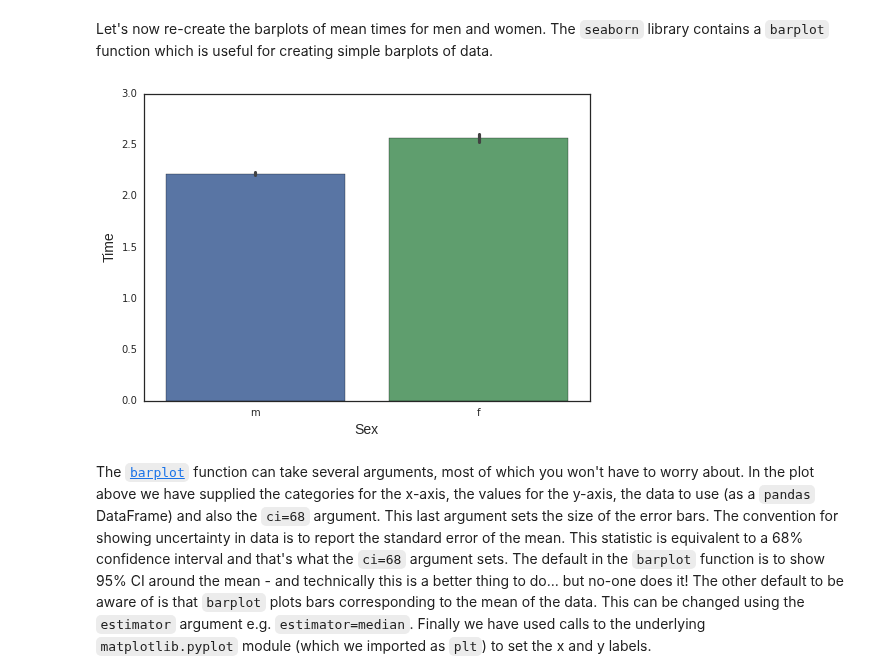
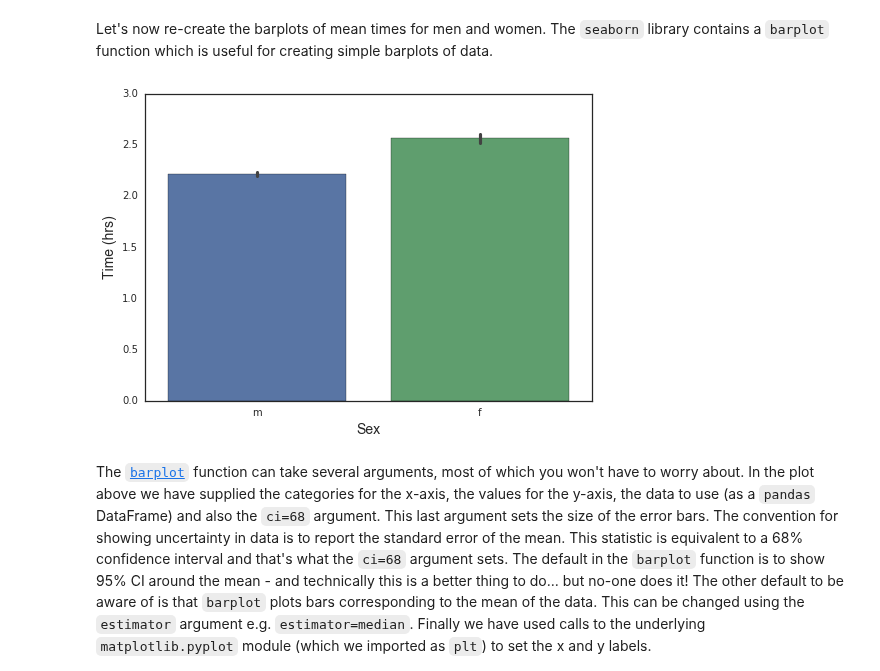
Before and after one commit to iaingallagher/BasicPython, a Jupyter notebook: Week7 - Plotting data and more analysis.ipynb, the cells around one changed output. Drawn from its saved outputs; the diff is of its cells as text; code cells hidden in the pictures.

````diff
--- a/Week7 - Plotting data and more analysis.ipynb
+++ b/Week7 - Plotting data and more analysis.ipynb
@@ -164,10 +166,10 @@
 # %%
 sns.barplot(x="Gender", y="Time", data=data_in, ci=68)
 plt.xlabel('Sex', size=14)
-plt.ylabel('Time', size=14)
+plt.ylabel('Time (hrs)', size=14)
 plt.show()
 # %% [output]
-[figure, old version]
+[figure, new version]
 # %% [markdown]
 The [```barplot```](http://stanford.edu/~mwaskom/software/seaborn/generated/seaborn.barplot.html) function can take several arguments, most of which you won't have to worry about. In the plot above we have supplied the categories for the x-axis, the values for the y-axis, the data to use (as a ```pandas``` DataFrame) and also the ```ci=68``` argument. This last argument sets the size of the error bars. The convention for showing uncertainty in data is to report the standard error of the mean. This statistic is equivalent to a 68% confidence interval and that's what the ```ci=68``` argument sets. The default in the ```barplot``` function is to show 95% CI around the mean - and technically this is a better thing to do... but no-one does it! The other default to be aware of is that ```barplot``` plots bars corresponding to the mean of the data. This can be changed using the ```estimator``` argument e.g. ```estimator=median```. Finally we have used calls to the underlying ```matplotlib.pyplot``` module (which we imported as ```plt```) to set the x and y labels.
 
````
Also changed, not shown: parts of 15 cells of this notebook, 15 other files.
